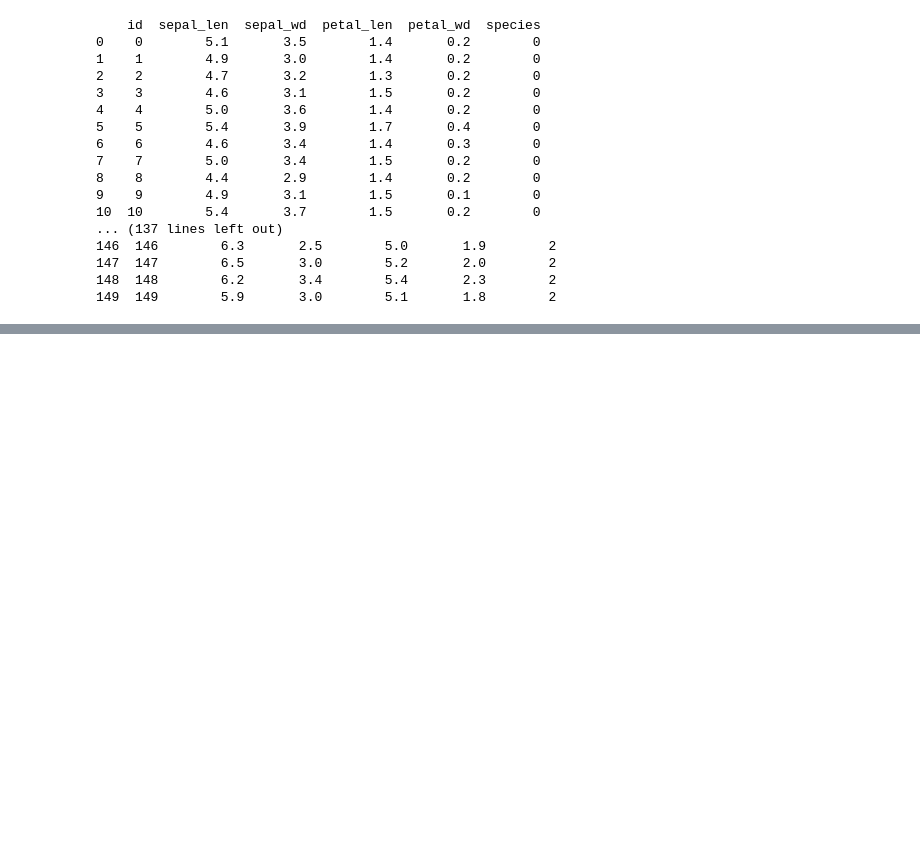
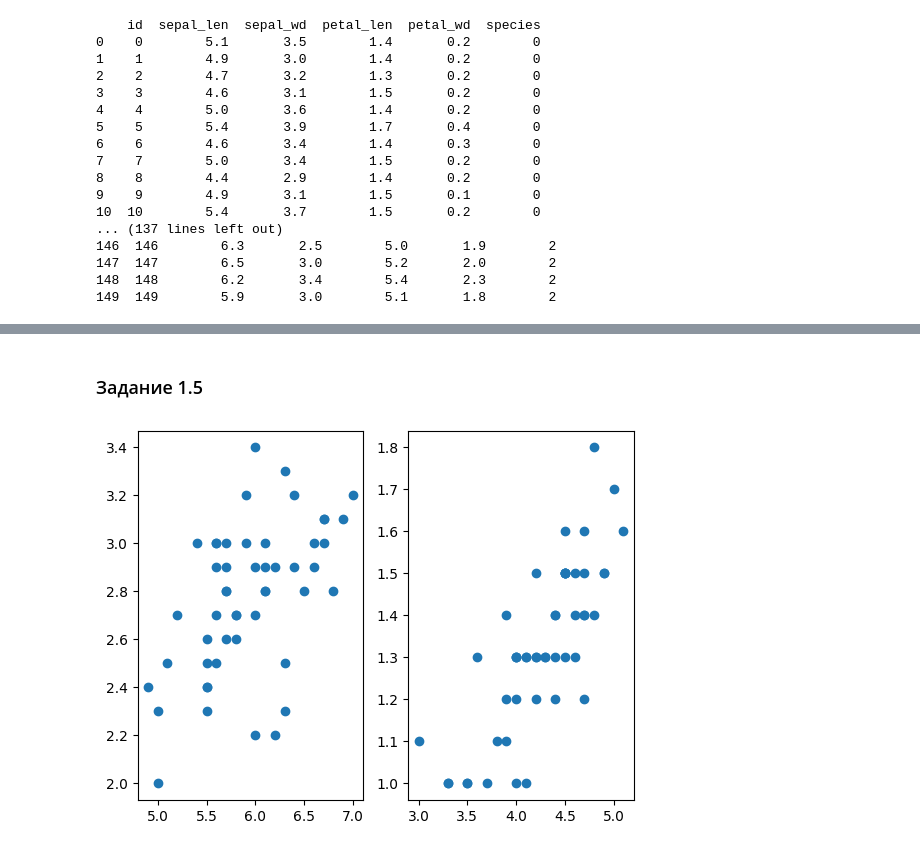
Before and after one commit to k7f44/mike, a Jupyter notebook: blok7.ipynb, the cells around one changed output, grey strips where cells are left out. Cells and saved outputs as stored; diff of their text form; code cells hidden in the pictures; blank space fills up the shorter version.

```diff
--- a/blok7.ipynb
+++ b/blok7.ipynb
@@ -91,0 +105,14 @@ fn_2.to_csv('iris-virginica.txt', sep = ',')
+# %% [markdown]
+### Задание 1.5
+# %%
+import pandas as pd
+import matplotlib.pyplot as plt
+import xlrd
+df = pd.read_excel('iris-versicolor.xlsx')
+plt.subplot(1,2,1)
+plt.scatter(df['sepal_len'], df['sepal_wd'])
+plt.subplot(1,2,2)
+plt.scatter(df['petal_len'], df['petal_wd'])
+plt.show()
+# %% [output]
+[figure, added]
```
Also changed, not shown: parts of 6 cells of this notebook, 1 other file.
